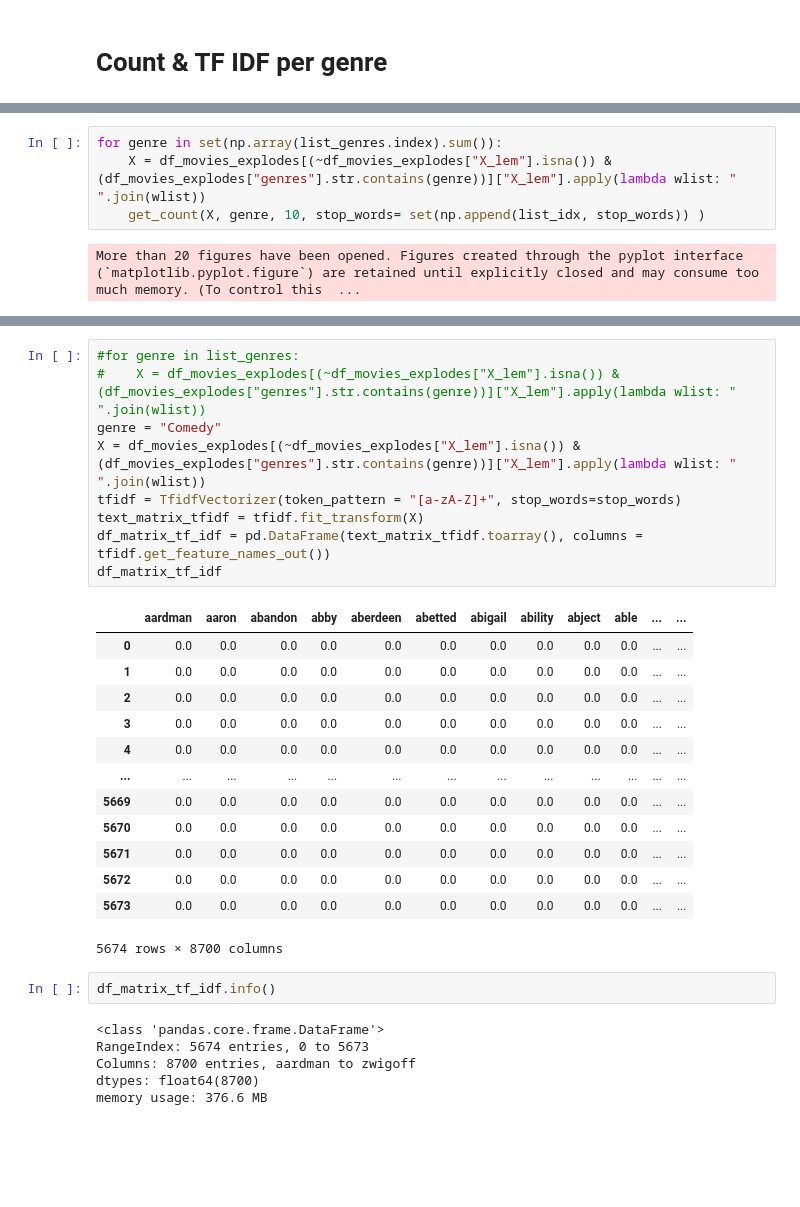
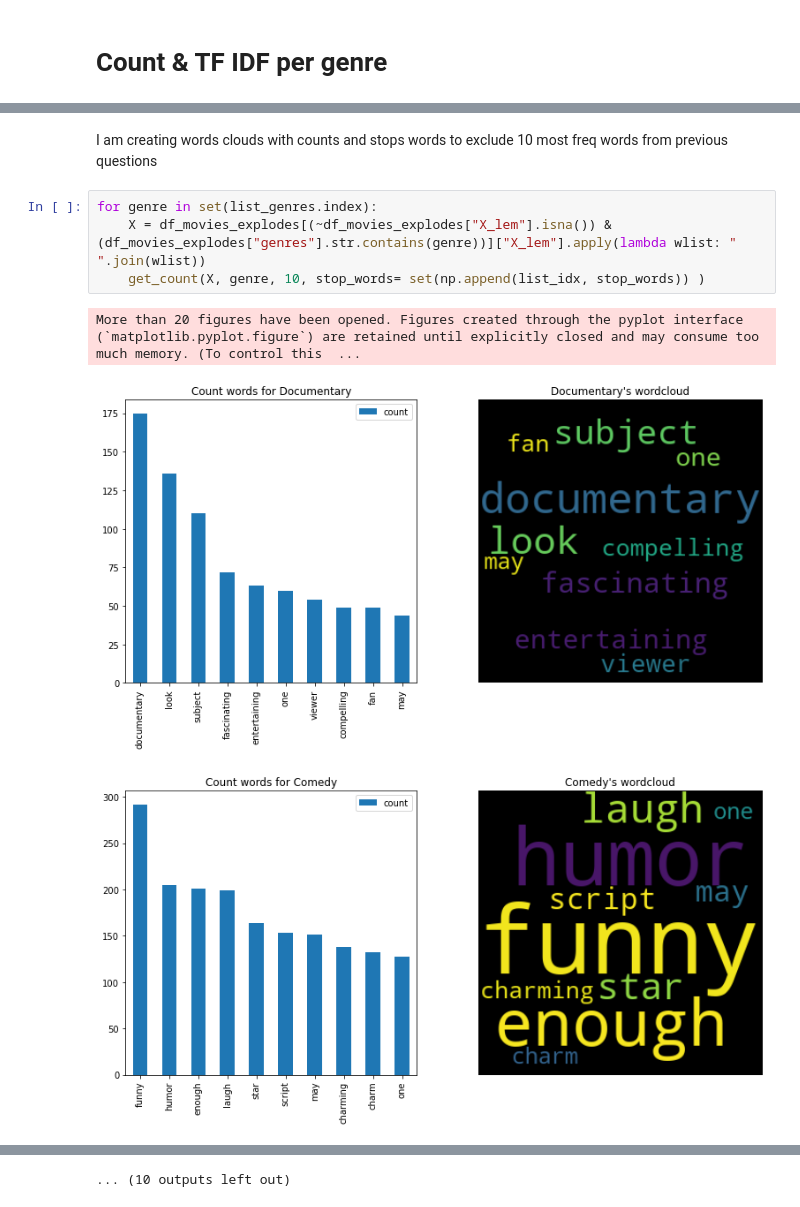
Before and after one commit to fdmdlb/nextflix, a Jupyter notebook: Analysis amount count reviews.ipynb, the cells around one changed output, grey strips where cells are left out. Saved outputs shown, nothing was run; the diff lists cells and outputs as text; blank space fills up the shorter version.

Commit message:
Correct errors of loops genre clouds v1

```diff
--- a/Analysis amount count reviews.ipynb
+++ b/Analysis amount count reviews.ipynb
@@ -473,6 +461,10 @@ I am creating words clouds with counts and stops words to exclude 10 most freq w
+# %% [markdown]
+I am creating words clouds with counts and stops words to exclude 10 most freq words from previous questions
 # %%
-for genre in set(np.array(list_genres.index).sum()):
+for genre in set(list_genres.index):
     X = df_movies_explodes[(~df_movies_explodes["X_lem"].isna()) & (df_movies_explodes["genres"].str.contains(genre))]["X_lem"].apply(lambda wlist: " ".join(wlist))
     get_count(X, genre, 10, stop_words= set(np.append(list_idx, stop_words)) )
 # %% [output]
 More than 20 figures have been opened. Figures created through the pyplot interface (`matplotlib.pyplot.figure`) are retained until explicitly closed and may consume too much memory. (To control this  ...
+[figure, added]
+[figure, added]
@@ -479,31 +480 @@ More than 20 figures have been opened. Figures created through the pyplot interf
+... (10 outputs left out)
-# %%
-#for genre in list_genres:
-#    X = df_movies_explodes[(~df_movies_explodes["X_lem"].isna()) & (df_movies_explodes["genres"].str.contains(genre))]["X_lem"].apply(lambda wlist: " ".join(wlist))
-genre = "Comedy"
-X = df_movies_explodes[(~df_movies_explodes["X_lem"].isna()) & (df_movies_explodes["genres"].str.contains(genre))]["X_lem"].apply(lambda wlist: " ".join(wlist))
-tfidf = TfidfVectorizer(token_pattern = "[a-zA-Z]+", stop_words=stop_words)
-text_matrix_tfidf = tfidf.fit_transform(X)
-df_matrix_tf_idf = pd.DataFrame(text_matrix_tfidf.toarray(), columns = tfidf.get_feature_names_out())
-df_matrix_tf_idf
-# %% [output]
-|  | aardman | aaron | abandon | abby | aberdeen | abetted | abigail | ability | abject | able | ... | ... |
-| 0 | 0.0 | 0.0 | 0.0 | 0.0 | 0.0 | 0.0 | 0.0 | 0.0 | 0.0 | 0.0 | ... | ... |
-| 1 | 0.0 | 0.0 | 0.0 | 0.0 | 0.0 | 0.0 | 0.0 | 0.0 | 0.0 | 0.0 | ... | ... |
-| 2 | 0.0 | 0.0 | 0.0 | 0.0 | 0.0 | 0.0 | 0.0 | 0.0 | 0.0 | 0.0 | ... | ... |
-| 3 | 0.0 | 0.0 | 0.0 | 0.0 | 0.0 | 0.0 | 0.0 | 0.0 | 0.0 | 0.0 | ... | ... |
-| 4 | 0.0 | 0.0 | 0.0 | 0.0 | 0.0 | 0.0 | 0.0 | 0.0 | 0.0 | 0.0 | ... | ... |
-| ... | ... | ... | ... | ... | ... | ... | ... | ... | ... | ... | ... | ... |
-| 5669 | 0.0 | 0.0 | 0.0 | 0.0 | 0.0 | 0.0 | 0.0 | 0.0 | 0.0 | 0.0 | ... | ... |
-| 5670 | 0.0 | 0.0 | 0.0 | 0.0 | 0.0 | 0.0 | 0.0 | 0.0 | 0.0 | 0.0 | ... | ... |
-| 5671 | 0.0 | 0.0 | 0.0 | 0.0 | 0.0 | 0.0 | 0.0 | 0.0 | 0.0 | 0.0 | ... | ... |
-| 5672 | 0.0 | 0.0 | 0.0 | 0.0 | 0.0 | 0.0 | 0.0 | 0.0 | 0.0 | 0.0 | ... | ... |
-| 5673 | 0.0 | 0.0 | 0.0 | 0.0 | 0.0 | 0.0 | 0.0 | 0.0 | 0.0 | 0.0 | ... | ... |
-5674 rows × 8700 columns
-# %%
-df_matrix_tf_idf.info()
-# %% [output]
-<class 'pandas.core.frame.DataFrame'>
-RangeIndex: 5674 entries, 0 to 5673
-Columns: 8700 entries, aardman to zwigoff
-dtypes: float64(8700)
-memory usage: 376.6 MB
```
Also changed, not shown: parts of 22 cells of this notebook.
